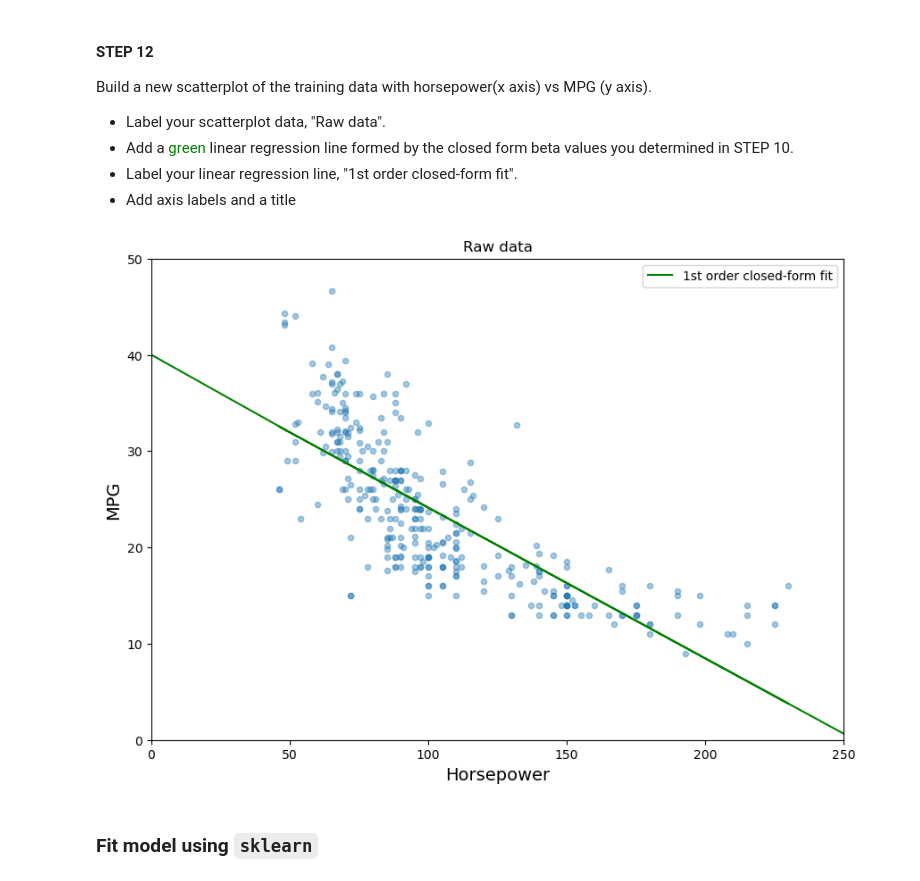
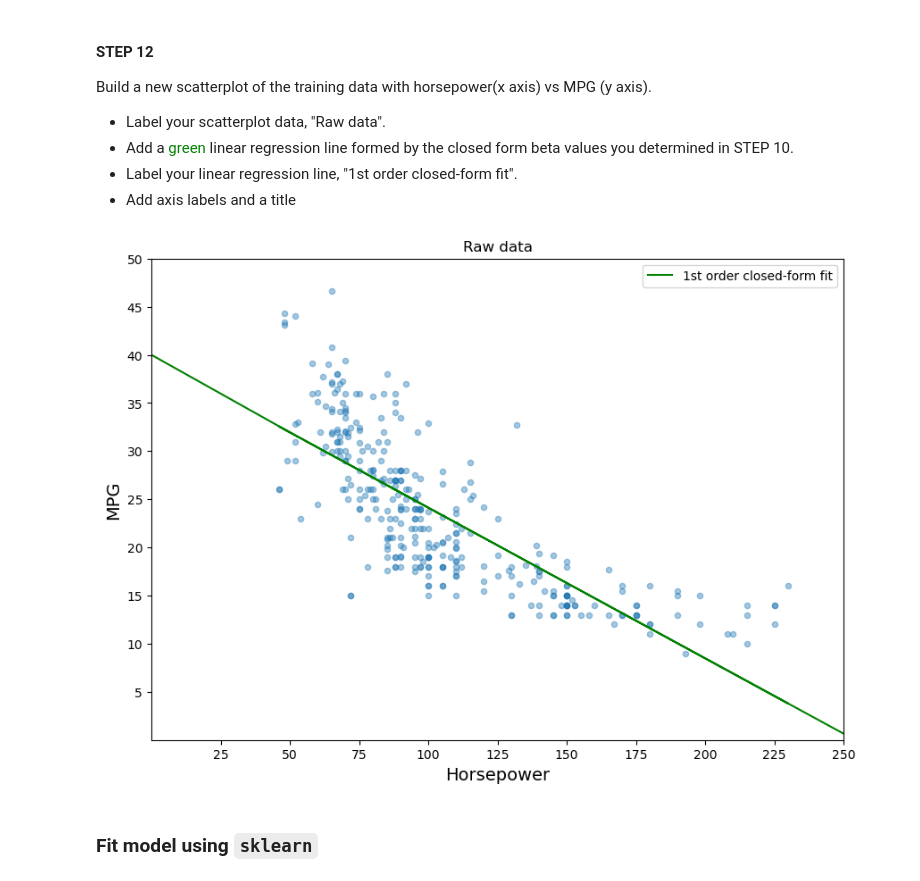
Before and after one commit to TheCodeheadMT/623-SML, a Jupyter notebook: HW2_TODD_MICHAEL (1).ipynb, the cells around one changed output. Saved outputs shown, nothing was run; the diff lists cells and outputs as text; code cells hidden in the pictures.

```diff
--- a/HW2_TODD_MICHAEL (1).ipynb
+++ b/HW2_TODD_MICHAEL (1).ipynb
@@ -584,11 +603,17 @@ Compute and display the best $\beta_0$ and $\beta_1$ for the auto dataset by cal
 #STUDENT CODE - Compute and display beta0 and beta1 for the auto dataset by calling the closed-form function in step 9
 
 ### ------------  STUDENT CODE HERE----------------
-(beta0, beta1) = computeBetas(hp,ys)
 
-print("The closed form function for this model is:\n")
-print("y_i = ", beta0, " - ", -1*beta1,"x_i")
+# call computeBetas from step 9
+betas_cf = computeBetas(hp,ys)
 
+# for later use in part 12
+beta0 = betas_cf[0]
+beta1 = betas_cf[1]
+
+# print closed form equation
+print("The closed form function for this model is:")
+print("y_hat = ", betas_cf[0], " - ", -1*betas_cf[1],"x_i")
 
 ### ------------ END STUDENT CODE HERE----------------
 
@@ -617,37 +641,51 @@ Build a new scatterplot of the training data with horsepower(x axis) vs MPG (y a
 # %%
 #STEP 12
 
 #STUDENT CODE - Build a new scatterplot with horsepower(x axis) vs MPG (y axis)
 # add a line to the plot - the linear regression line implied by the beta0 and beta1 you determined in step 10
 
 ### ------------ STUDENT CODE HERE----------------
+
+# set hp to training hp
 hp = train_df['horsepower']
+
+# set ys to training mpg
 ys = train_df['mpg']
+
+# use beta0 and beta1 from step 11 to compute closed form predicted values
 closed_form_reg = beta0 + beta1*hp
 
+# build plot
 raw_plt = train_df.plot(kind="scatter", x="horsepower", y="mpg", figsize=(10,7), alpha=0.4)
+
+# plot regression line using prediction from closed form regression
+plt.plot(hp,closed_form_reg, 'g', label='1st order closed-form fit')
+
+# add line to fill gap on top and bottom of our line
+plt.plot([0,50],[40,beta0 + beta1*50],'g')
+plt.plot([225,252],[beta0 + beta1*225,beta0 + beta1*252],'g')
+
+# set title and labels
+plt.title("Raw data")
 plt.ylabel("MPG", fontsize=14)
 plt.xlabel("Horsepower", fontsize=14)
+plt.legend()
+
+# set axis details
 plt.xlim([0,250])
 plt.ylim([0,50])
-plt.title("Raw data")
-tick_values = np.linspace(hp.min(), hp.max(), 10)
-plt.plot(hp,closed_form_reg, 'g', label='1st order closed-form fit')
-#add line to fill gap on top
-plt.plot([0,50],[40,beta0 + beta1*50],'g')
-#add line to fill gap on bottom
-plt.plot([225,252],[beta0 + beta1*225,beta0 + beta1*252],'g')
-plt.legend()
+plt.xticks(np.linspace(25, 250, 10))
+plt.yticks(np.linspace(5,50,10))
+
+# show plot
 plt.show()
-
-
 
 ### ------------ END STUDENT CODE HERE----------------
 
 
-#STEP_12_COMPLETE = True
+STEP_12_COMPLETE = True
 # %% [output]
-[figure, old version]
+[figure, new version]
 # %% [markdown]
 ### Fit model using `sklearn`
 # %% [markdown]
```
Also changed, not shown: parts of 16 cells of this notebook.
